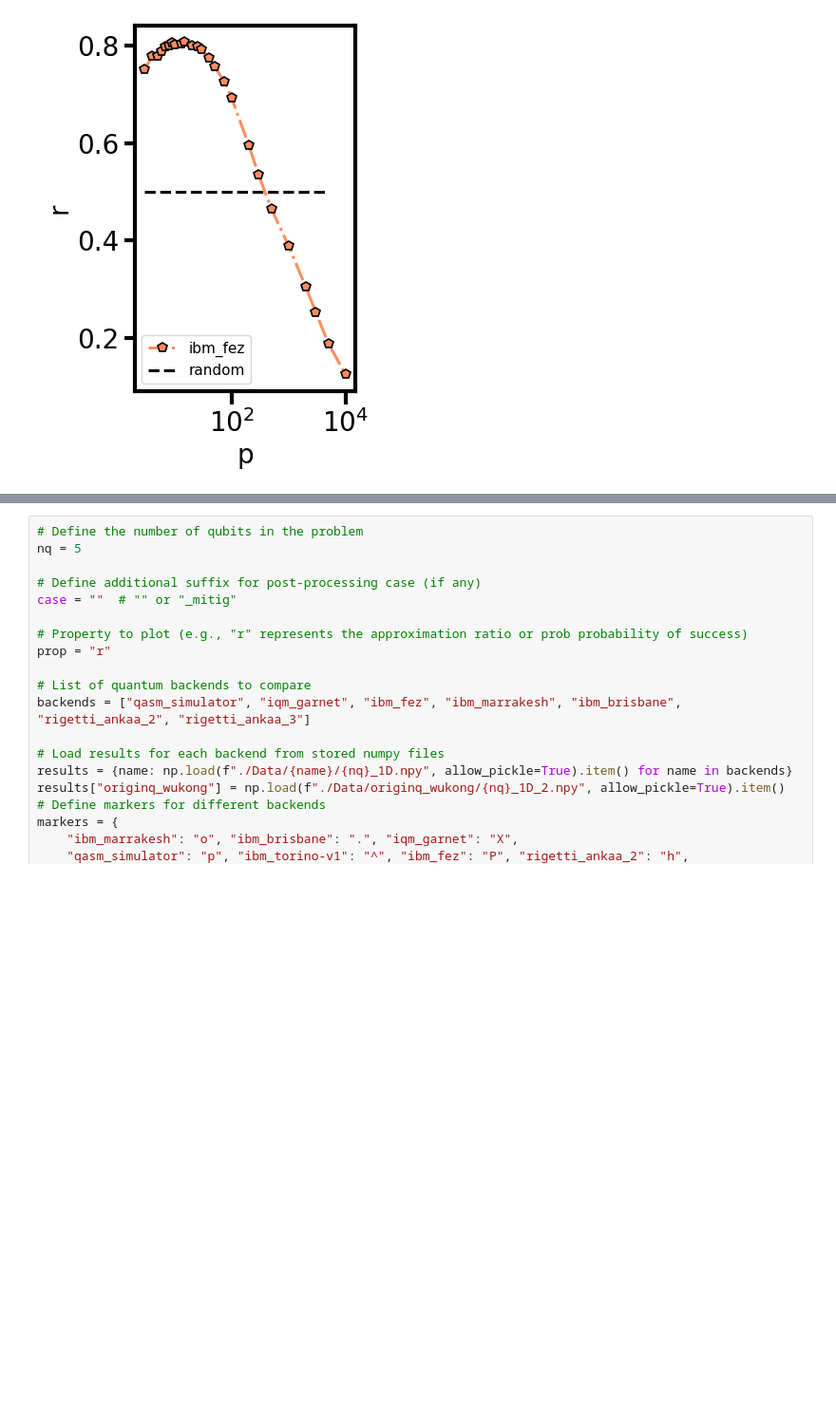
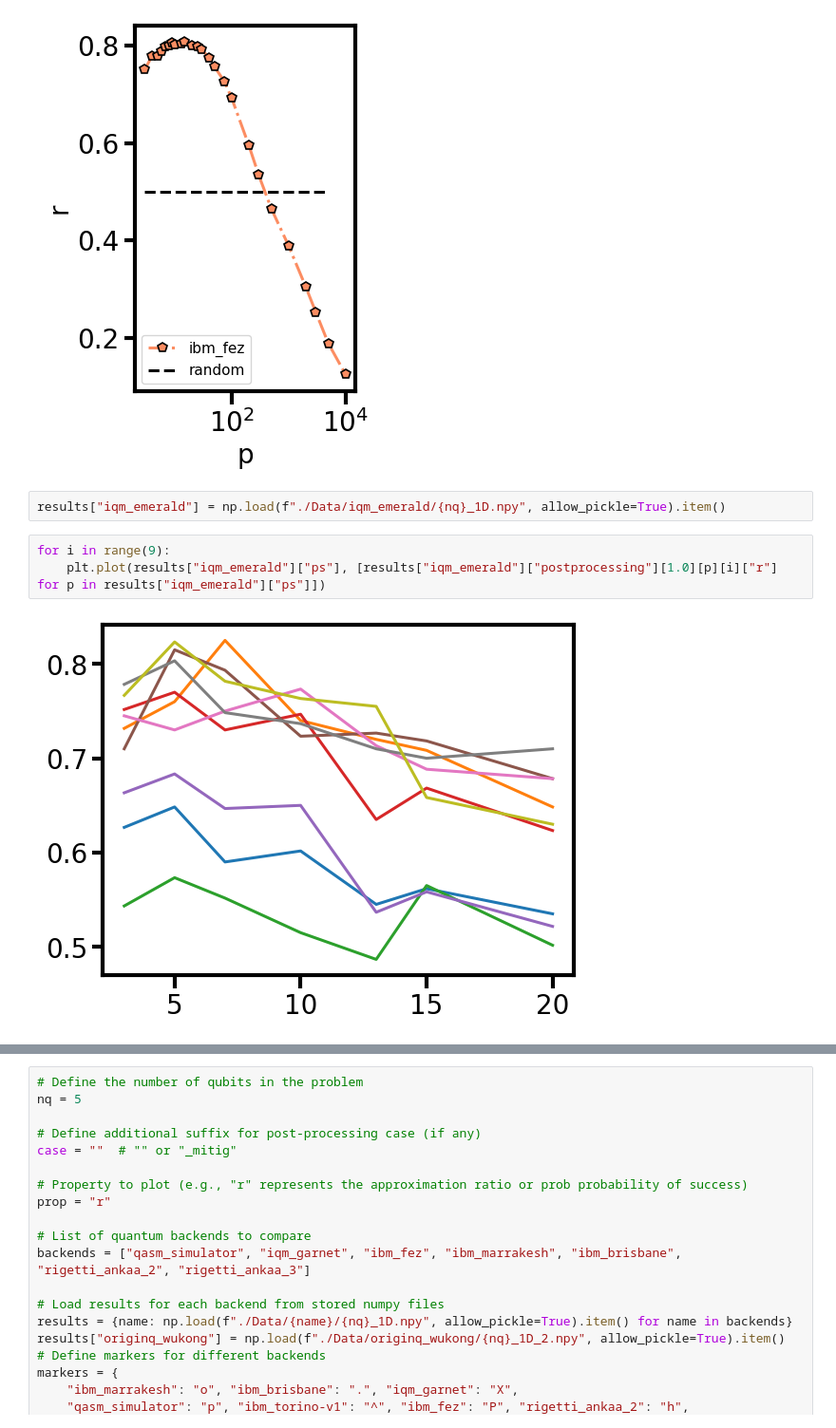
Before and after one commit to alejomonbar/LR-QAOA-QPU-Benchmarking, a Jupyter notebook: 1D-Chain-Figures.ipynb, the cells around one changed output, grey strips where cells are left out. Shown at 95% size. Cells and saved outputs as stored; diff of their text form; blank space fills up the shorter version.

```diff
--- a/1D-Chain-Figures.ipynb
+++ b/1D-Chain-Figures.ipynb
@@ -330,3 +337,10 @@ fig.savefig(f"./Figures/1D-Chain/fez_p5000.pdf", bbox_inches="tight", transparen
 # %% [output]
 QPU: ibm_fez |  r = (np.float64(0.8076692307692307), 15)
 [figure]
+# %%
+results["iqm_emerald"] = np.load(f"./Data/iqm_emerald/{nq}_1D.npy", allow_pickle=True).item()
+# %%
+for i in range(9):
+    plt.plot(results["iqm_emerald"]["ps"], [results["iqm_emerald"]["postprocessing"][1.0][p][i]["r"] for p in results["iqm_emerald"]["ps"]])
+# %% [output]
+[figure, added]
```
Also changed, not shown: parts of 13 cells of this notebook, 31 other files.
